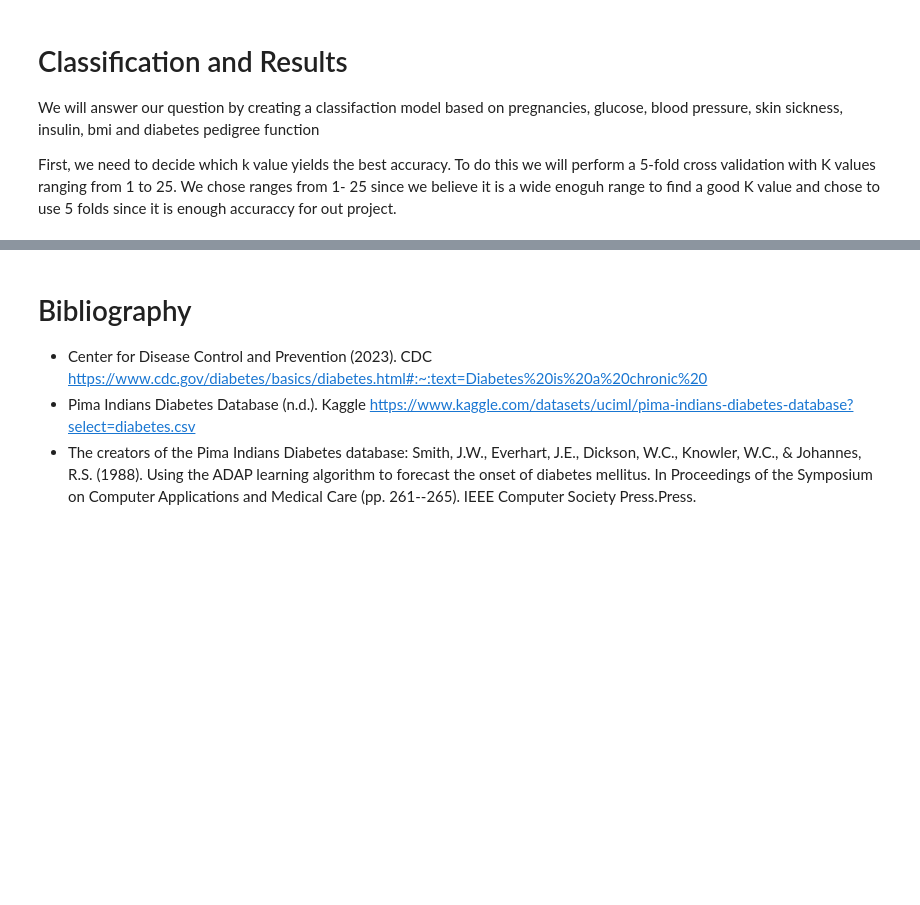
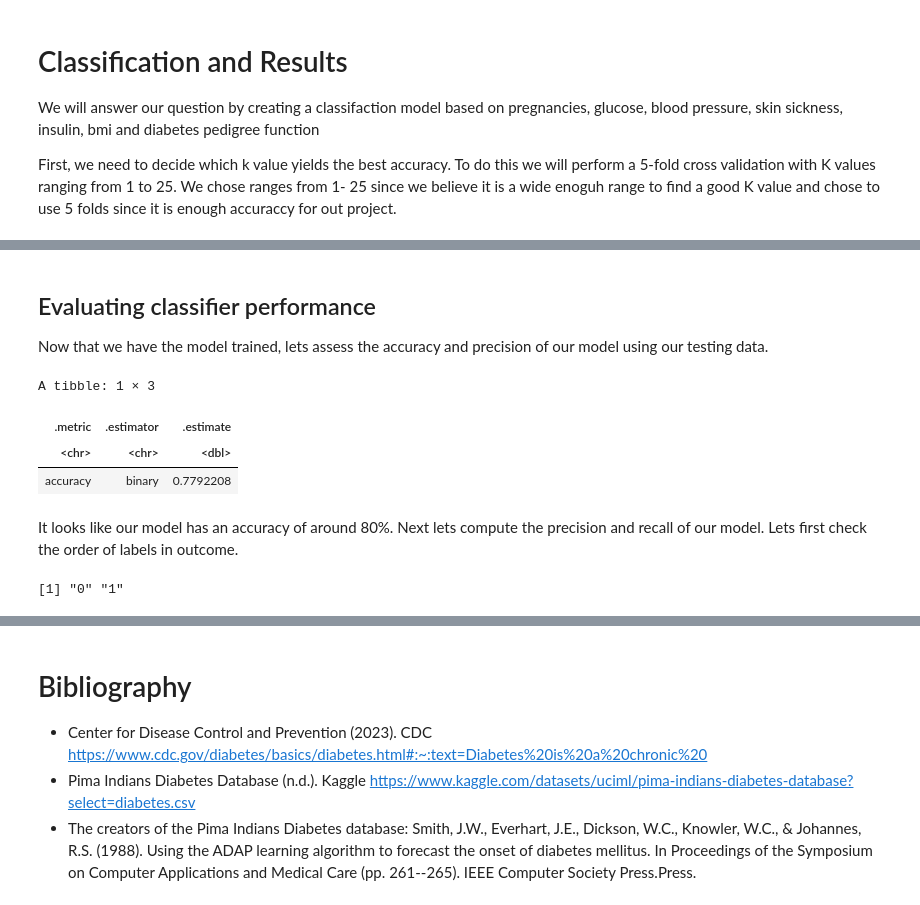
Before and after one commit to audrey-rw5683/dsci-100-2023w2-group-002-2, a Jupyter notebook: final_report.ipynb, the cells around one changed output, grey strips where cells are left out. Saved outputs shown, nothing was run; the diff lists cells and outputs as text; code cells hidden in the pictures; blank space fills up the shorter version.

```diff
--- a/final_report.ipynb
+++ b/final_report.ipynb
@@ -281,0 +352,25 @@ From the graph we can see that k = 17/18 gets the best accuracy, so we will use
+# %% [markdown]
+## Evaluating classifier performance
+
+Now that we have the model trained, lets assess the accuracy and precision of our model using our testing data.
+# %%
+diabetes_test_predictions <- predict(knn_fit, diabetes_test) |>
+  bind_cols(diabetes_test)
+
+diabetes_accuracy <- diabetes_test_predictions |>
+  metrics(truth = outcome, estimate = .pred_class) |>
+  filter(.metric == "accuracy")
+
+diabetes_accuracy
+# %% [output]
+A tibble: 1 × 3
+| .metric | .estimator | .estimate |
+| <chr> | <chr> | <dbl> |
+| accuracy | binary | 0.7792208 |
+# %% [markdown]
+It looks like our model has an accuracy of around 80%. Next lets compute the precision and recall of our model. Lets first check the order of labels in outcome.
+# %%
+label_order <- diabetes_test_predictions |> pull(outcome) |> levels()
+label_order
+# %% [output]
+[1] "0" "1"
```
Also changed, not shown: parts of 14 cells of this notebook.
